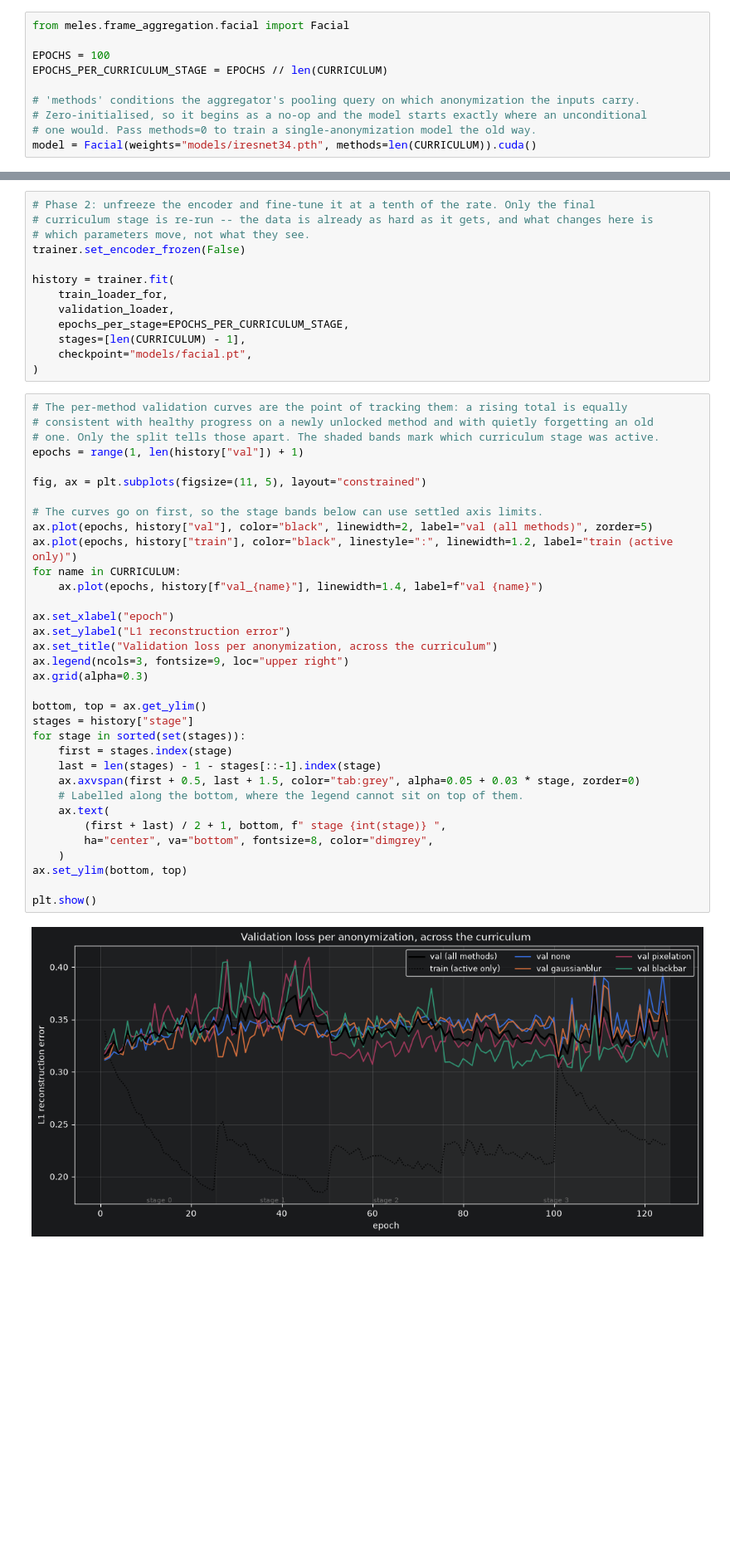
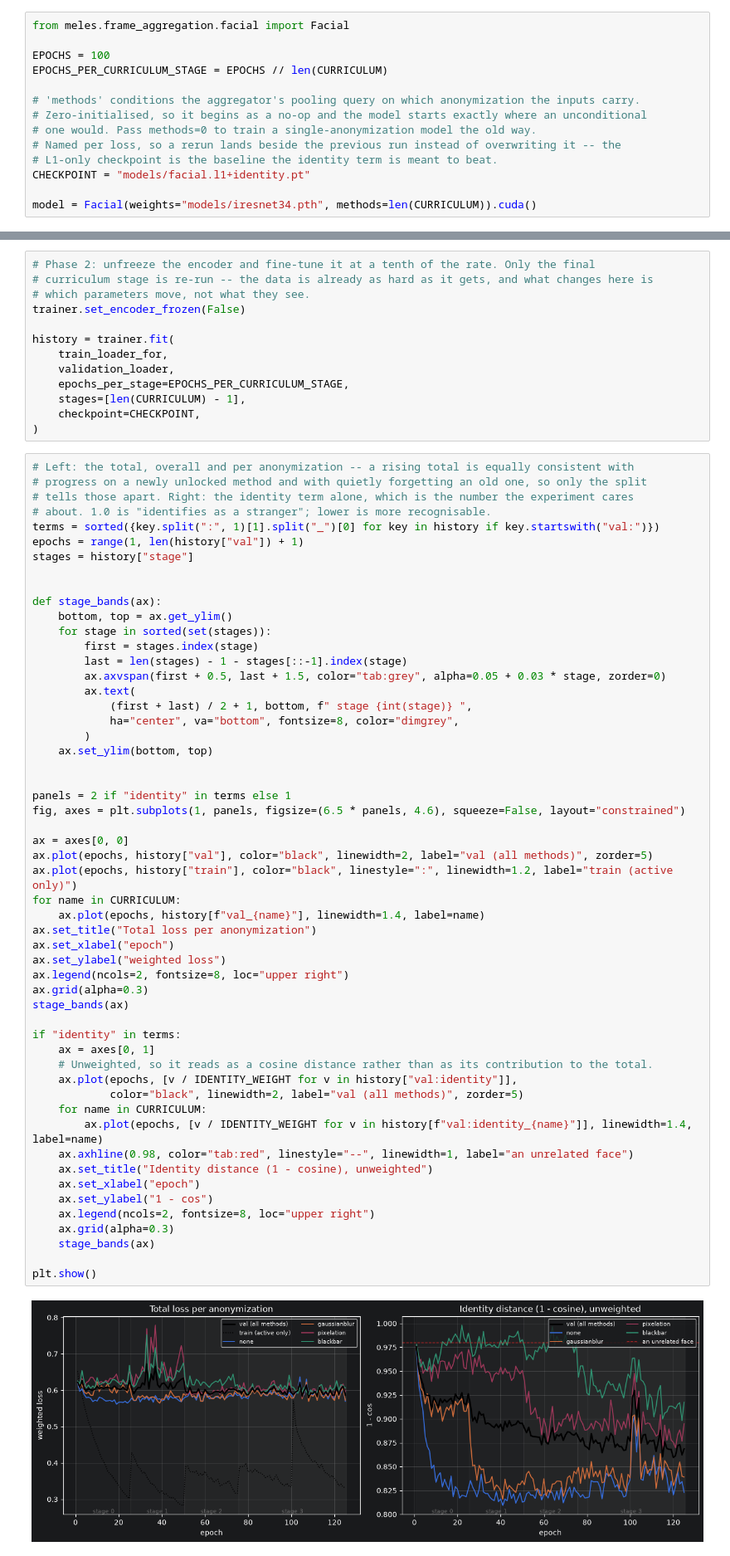
Before and after one commit to wagpa/meles, a Jupyter notebook: src/notebooks/06_facial.ipynb, the cells around one changed output, grey strips where cells are left out. Shown at 83% size. Cells and saved outputs as stored; diff of their text form; blank space fills up the shorter version.

Commit message:
improve facial training

```diff
--- a/src/notebooks/06_facial.ipynb
+++ b/src/notebooks/06_facial.ipynb
@@ -188,6 +191,10 @@ EPOCHS_PER_CURRICULUM_STAGE = EPOCHS // len(CURRICULUM)
 # 'methods' conditions the aggregator's pooling query on which anonymization the inputs carry.
 # Zero-initialised, so it begins as a no-op and the model starts exactly where an unconditional
 # one would. Pass methods=0 to train a single-anonymization model the old way.
+# Named per loss, so a rerun lands beside the previous run instead of overwriting it -- the
+# L1-only checkpoint is the baseline the identity term is meant to beat.
+CHECKPOINT = "models/facial.l1+identity.pt"
+
 model = Facial(weights="models/iresnet34.pth", methods=len(CURRICULUM)).cuda()
 # %%
 # Phase 1: encoder frozen. The decoder and the aggregator are trained from scratch, so they get
@@ -225,44 +252,64 @@ history = trainer.fit(
     validation_loader,
     epochs_per_stage=EPOCHS_PER_CURRICULUM_STAGE,
     stages=[len(CURRICULUM) - 1],
-    checkpoint="models/facial.pt",
+    checkpoint=CHECKPOINT,
 )
 # %%
-# The per-method validation curves are the point of tracking them: a rising total is equally
-# consistent with healthy progress on a newly unlocked method and with quietly forgetting an old
-# one. Only the split tells those apart. The shaded bands mark which curriculum stage was active.
+# Left: the total, overall and per anonymization -- a rising total is equally consistent with
+# progress on a newly unlocked method and with quietly forgetting an old one, so only the split
+# tells those apart. Right: the identity term alone, which is the number the experiment cares
+# about. 1.0 is "identifies as a stranger"; lower is more recognisable.
+terms = sorted({key.split(":", 1)[1].split("_")[0] for key in history if key.startswith("val:")})
 epochs = range(1, len(history["val"]) + 1)
+stages = history["stage"]
 
-fig, ax = plt.subplots(figsize=(11, 5), layout="constrained")
 
-# The curves go on first, so the stage bands below can use settled axis limits.
+def stage_bands(ax):
+    bottom, top = ax.get_ylim()
+    for stage in sorted(set(stages)):
+        first = stages.index(stage)
+        last = len(stages) - 1 - stages[::-1].index(stage)
+        ax.axvspan(first + 0.5, last + 1.5, color="tab:grey", alpha=0.05 + 0.03 * stage, zorder=0)
+        ax.text(
+            (first + last) / 2 + 1, bottom, f" stage {int(stage)} ",
+            ha="center", va="bottom", fontsize=8, color="dimgrey",
+        )
+    ax.set_ylim(bottom, top)
+
+
+panels = 2 if "identity" in terms else 1
+fig, axes = plt.subplots(1, panels, figsize=(6.5 * panels, 4.6), squeeze=False, layout="constrained")
+
+ax = axes[0, 0]
 ax.plot(epochs, history["val"], color="black", linewidth=2, label="val (all methods)", zorder=5)
 ax.plot(epochs, history["train"], color="black", linestyle=":", linewidth=1.2, label="train (active only)")
 for name in CURRICULUM:
-    ax.plot(epochs, history[f"val_{name}"], linewidth=1.4, label=f"val {name}")
+    ax.plot(epochs, history[f"val_{name}"], linewidth=1.4, label=name)
+ax.set_title("Total loss per anonymization")
+ax.set_xlabel("epoch")
+ax.set_ylabel("weighted loss")
+ax.legend(ncols=2, fontsize=8, loc="upper right")
+ax.grid(alpha=0.3)
+stage_bands(ax)
 
-ax.set_xlabel("epoch")
-ax.set_ylabel("L1 reconstruction error")
-ax.set_title("Validation loss per anonymization, across the curriculum")
-ax.legend(ncols=3, fontsize=9, loc="upper right")
-ax.grid(alpha=0.3)
-
-bottom, top = ax.get_ylim()
-stages = history["stage"]
-for stage in sorted(set(stages)):
-    first = stages.index(stage)
-    last = len(stages) - 1 - stages[::-1].index(stage)
-    ax.axvspan(first + 0.5, last + 1.5, color="tab:grey", alpha=0.05 + 0.03 * stage, zorder=0)
-    # Labelled along the bottom, where the legend cannot sit on top of them.
-    ax.text(
-        (first + last) / 2 + 1, bottom, f" stage {int(stage)} ",
-        ha="center", va="bottom", fontsize=8, color="dimgrey",
-    )
-ax.set_ylim(bottom, top)
+if "identity" in terms:
+    ax = axes[0, 1]
+    # Unweighted, so it reads as a cosine distance rather than as its contribution to the total.
+    ax.plot(epochs, [v / IDENTITY_WEIGHT for v in history["val:identity"]],
+            color="black", linewidth=2, label="val (all methods)", zorder=5)
+    for name in CURRICULUM:
+        ax.plot(epochs, [v / IDENTITY_WEIGHT for v in history[f"val:identity_{name}"]], linewidth=1.4, label=name)
+    ax.axhline(0.98, color="tab:red", linestyle="--", linewidth=1, label="an unrelated face")
+    ax.set_title("Identity distance (1 - cosine), unweighted")
+    ax.set_xlabel("epoch")
+    ax.set_ylabel("1 - cos")
+    ax.legend(ncols=2, fontsize=8, loc="upper right")
+    ax.grid(alpha=0.3)
+    stage_bands(ax)
 
 plt.show()
 # %% [output]
-[figure, old version]
+[figure, new version]
 # %% [markdown]
 ## Storing the model, and looking at what it produces
 
```
Also changed, not shown: parts of 4 cells of this notebook, 3 other files.
